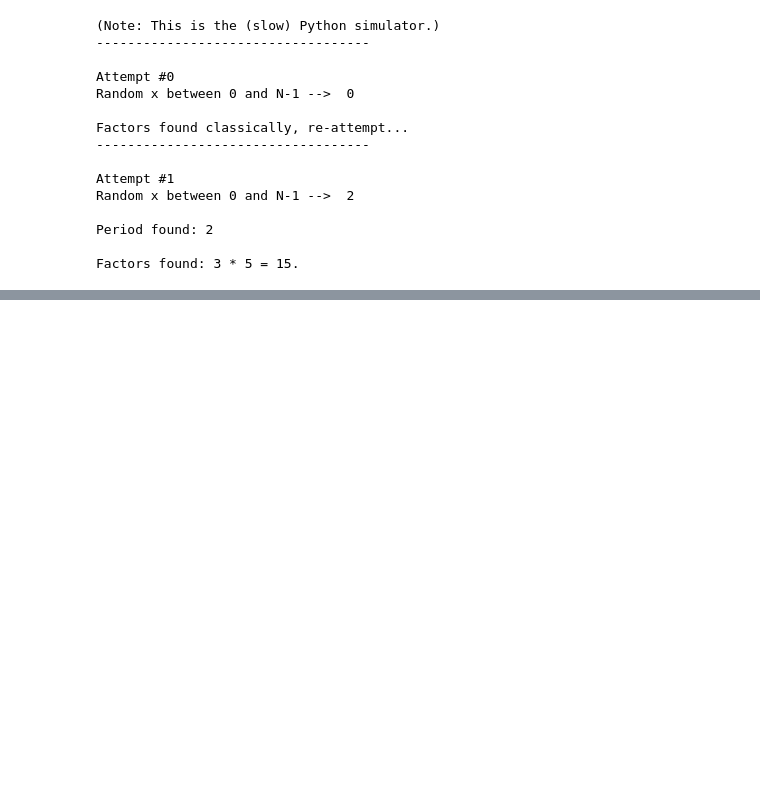
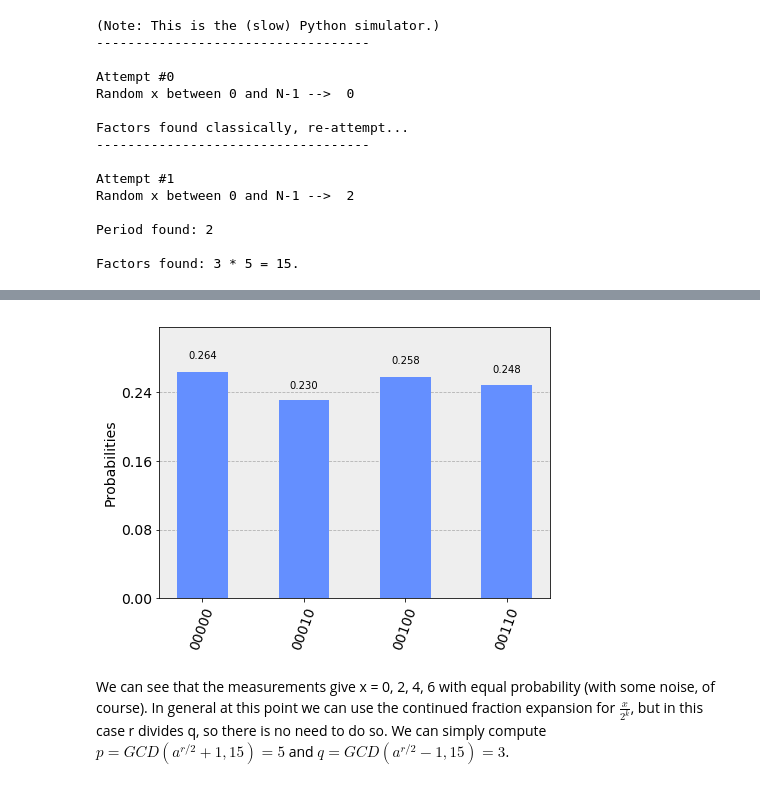
Before and after one commit to zommiommy/quantum_research, a Jupyter notebook: Shor/Shor.ipynb, the cells around one changed output, grey strips where cells are left out. Drawn from its saved outputs; the diff is of its cells as text; code cells hidden in the pictures; blank space fills up the shorter version.

```diff
--- a/Shor/Shor.ipynb
+++ b/Shor/Shor.ipynb
@@ -348,0 +409,10 @@ Factors found: 3 * 5 = 15.
+# %%
+backend = BasicAer.get_backend('qasm_simulator')
+sim_job = execute([shor], backend)
+sim_result = sim_job.result()
+sim_data = sim_result.get_counts(shor)
+plot_histogram(sim_data)
+# %% [output]
+[figure, added]
+# %% [markdown]
+We can see that the measurements give x = 0, 2, 4, 6 with equal probability (with some noise, of course). In general at this point we can use the continued fraction expansion for ${\frac{x}{2^k}}$, but in this case r divides q, so there is no need to do so. We can simply compute ${p = GCD(a^{r/2} + 1, 15) = 5}$ and ${q = GCD(a^{r/2} - 1, 15) = 3}$.
```
Also changed, not shown: parts of 5 cells of this notebook, 1 other file.
